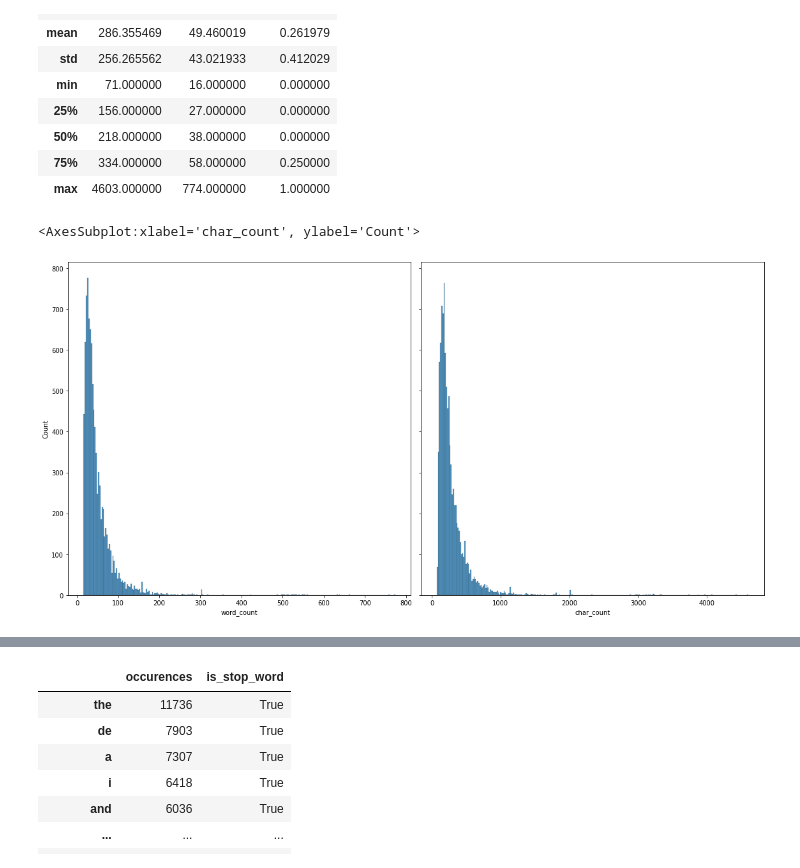
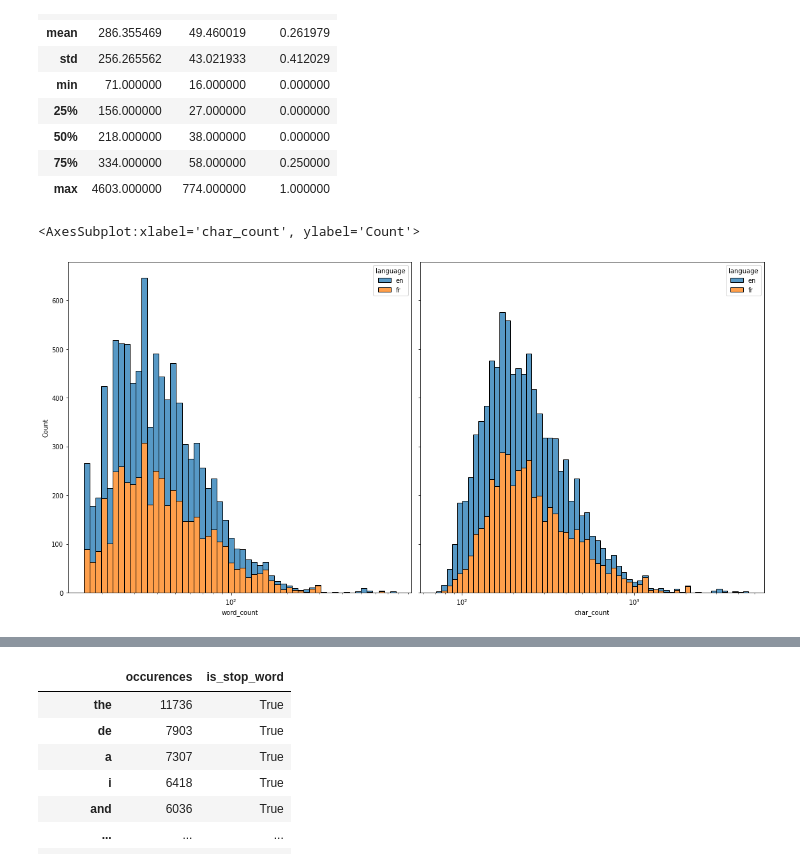
Before and after one commit to Boudokh/Groover, a Jupyter notebook: mohamed_test.ipynb, the cells around one changed output, grey strips where cells are left out. Cells and saved outputs as stored; diff of their text form; code cells hidden in the pictures.

```diff
--- a/mohamed_test.ipynb
+++ b/mohamed_test.ipynb
@@ -126,6 +180,7 @@ sns.histplot(data=reviews_df, x="language")
 # %%
 reviews_df = reviews_df[reviews_df.language.isin(['fr','en'])]
 reviews_df = reviews_df[reviews_df.lang_confidence > 0.98]
+reviews_df.language = reviews_df.language.astype("category")
 reviews_df
 # %% [output]
 |  | band_id | influencer_id | feedback | score | language | lang_confidence |
@@ -168,8 +225,8 @@ reviews_df[['char_count','word_count','score']].describe()
 | max | 4603.000000 | 774.000000 | 1.000000 |
 # %%
 fig, axs = plt.subplots(1, 2, sharey=True, tight_layout=True, figsize=(16, 8))
-sns.histplot(data=reviews_df, x="word_count",  ax=axs[0])
-sns.histplot(data=reviews_df, x="char_count",  ax=axs[1])
+sns.histplot(data=reviews_df, x="word_count",  ax=axs[0], log_scale=True, hue='language', multiple="stack")
+sns.histplot(data=reviews_df, x="char_count",  ax=axs[1], log_scale=True, hue='language', multiple="stack")
 # %% [output]
 <AxesSubplot:xlabel='char_count', ylabel='Count'>
-[figure, old version]
+[figure, new version]
```
Also changed, not shown: parts of 45 cells of this notebook.
